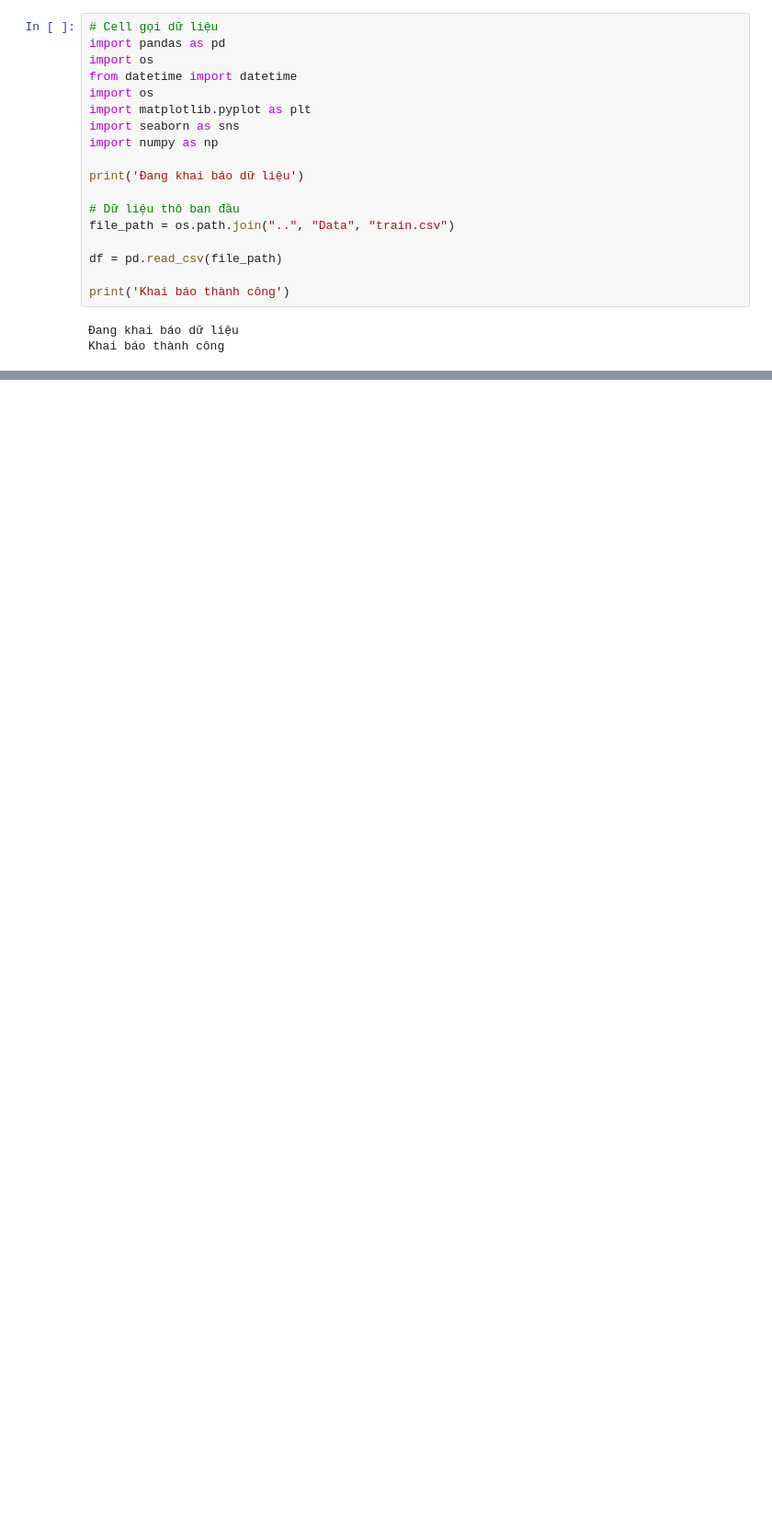
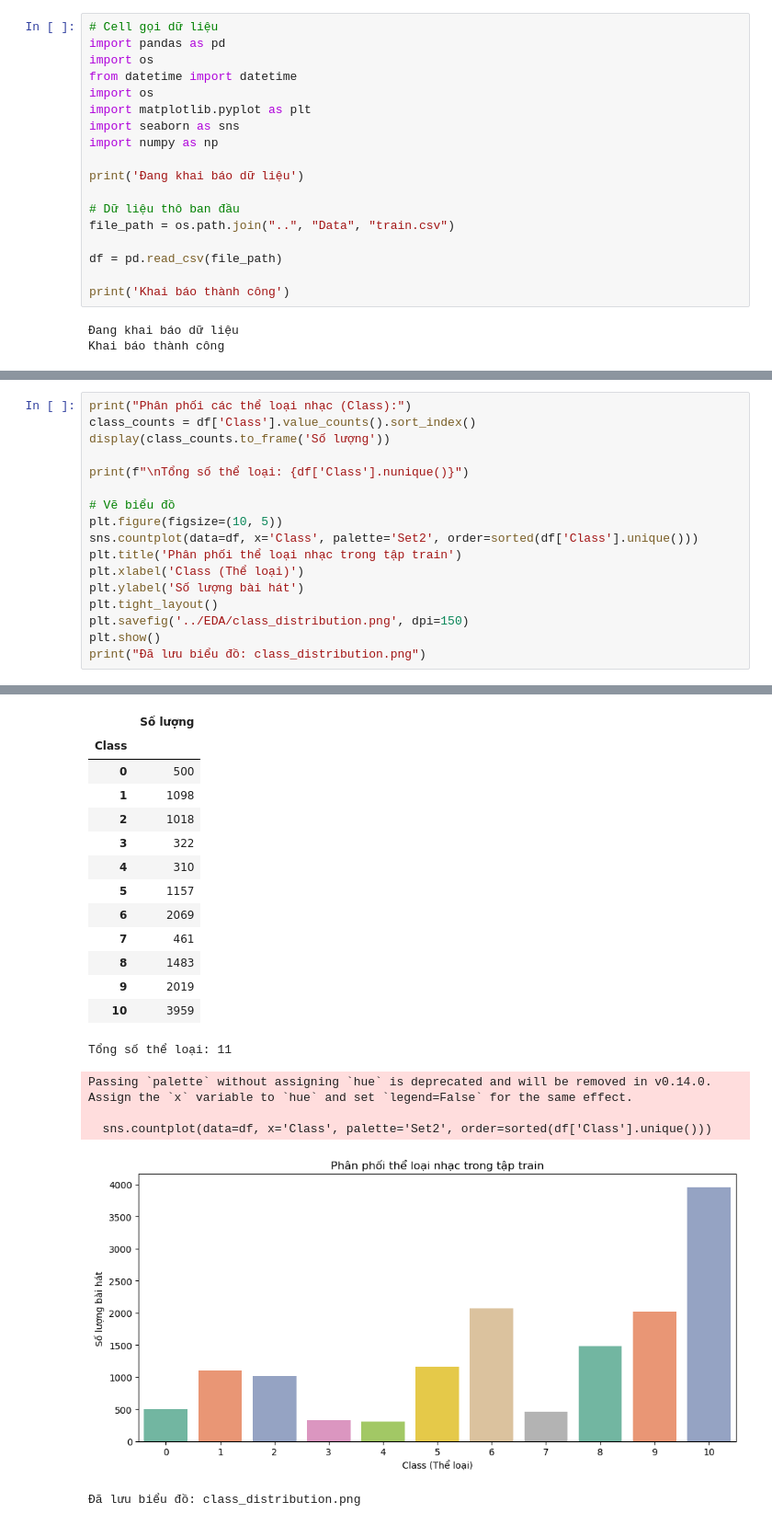
Before and after one commit to Dibenz204/Nhom07_SGU26_ML_MusicGenreClassification, a Jupyter notebook: EDA/DataProfiling.ipynb, the cells around one changed output, grey strips where cells are left out. Shown at 92% size. Saved outputs shown, nothing was run; the diff lists cells and outputs as text; blank space fills up the shorter version.

Commit message:
Complete Data Profiling: missing values, duplicates, class distribution, feature distributions

```diff
--- a/EDA/DataProfiling.ipynb
+++ b/EDA/DataProfiling.ipynb
@@ -37,0 +168,18 @@ Saved: ..\Notebooks\EDA\DataProfiling\20260507_221729_data_profiling.csv
+# %%
+print("Phân phối các thể loại nhạc (Class):")
+class_counts = df['Class'].value_counts().sort_index()
+display(class_counts.to_frame('Số lượng'))
+
+print(f"\nTổng số thể loại: {df['Class'].nunique()}")
+
+# Vẽ biểu đồ
+plt.figure(figsize=(10, 5))
+sns.countplot(data=df, x='Class', palette='Set2', order=sorted(df['Class'].unique()))
+plt.title('Phân phối thể loại nhạc trong tập train')
+plt.xlabel('Class (Thể loại)')
+plt.ylabel('Số lượng bài hát')
+plt.tight_layout()
+plt.savefig('../EDA/class_distribution.png', dpi=150)
+plt.show()
+print("Đã lưu biểu đồ: class_distribution.png")
+# %% [output]
@@ -37,0 +187,19 @@ Saved: ..\Notebooks\EDA\DataProfiling\20260507_221729_data_profiling.csv
+|  | Số lượng |
+| Class |  |
+| 0 | 500 |
+| 1 | 1098 |
+| 2 | 1018 |
+| 3 | 322 |
+| 4 | 310 |
+| 5 | 1157 |
+| 6 | 2069 |
+| 7 | 461 |
+| 8 | 1483 |
+| 9 | 2019 |
+| 10 | 3959 |
+Tổng số thể loại: 11
+Passing `palette` without assigning `hue` is deprecated and will be removed in v0.14.0. Assign the `x` variable to `hue` and set `legend=False` for the same effect.
+
+  sns.countplot(data=df, x='Class', palette='Set2', order=sorted(df['Class'].unique()))
+[figure, added]
+Đã lưu biểu đồ: class_distribution.png
```
Also changed, not shown: parts of 17 cells of this notebook, 4 other files.
